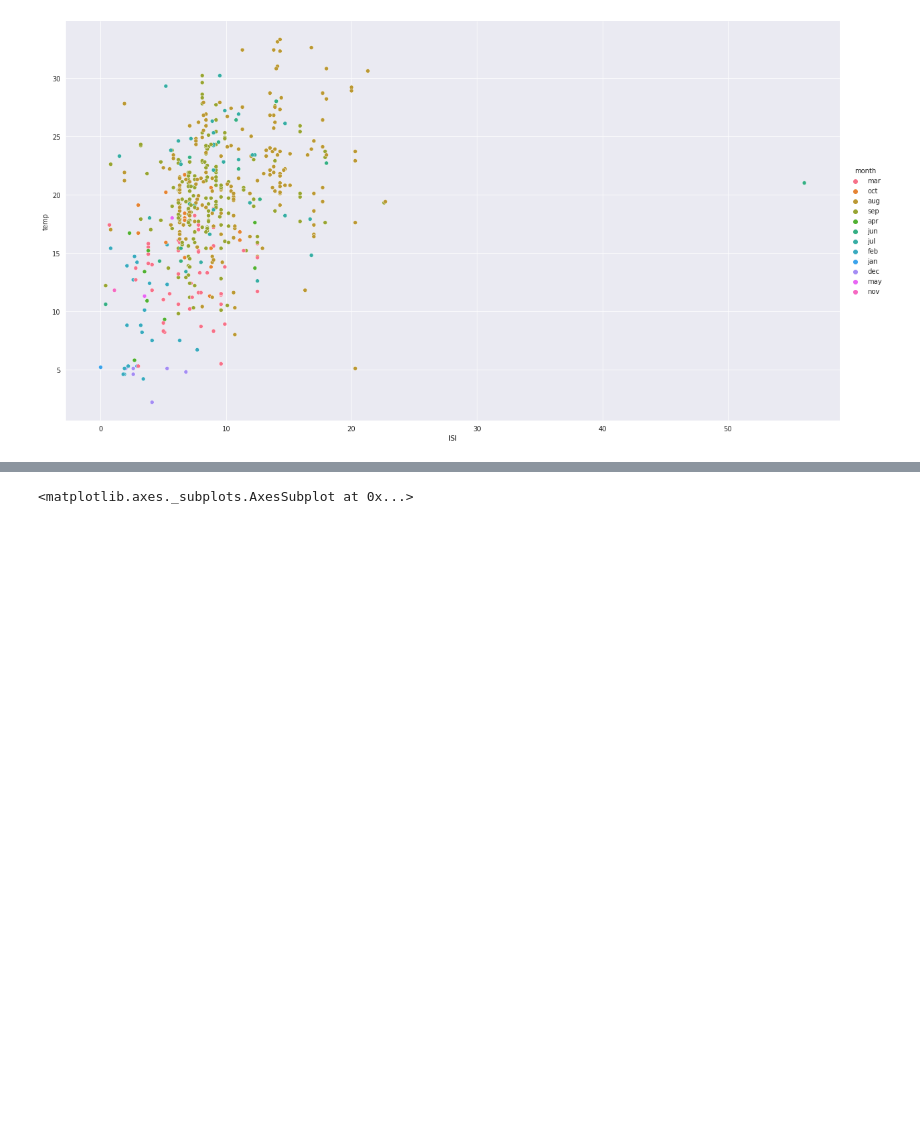
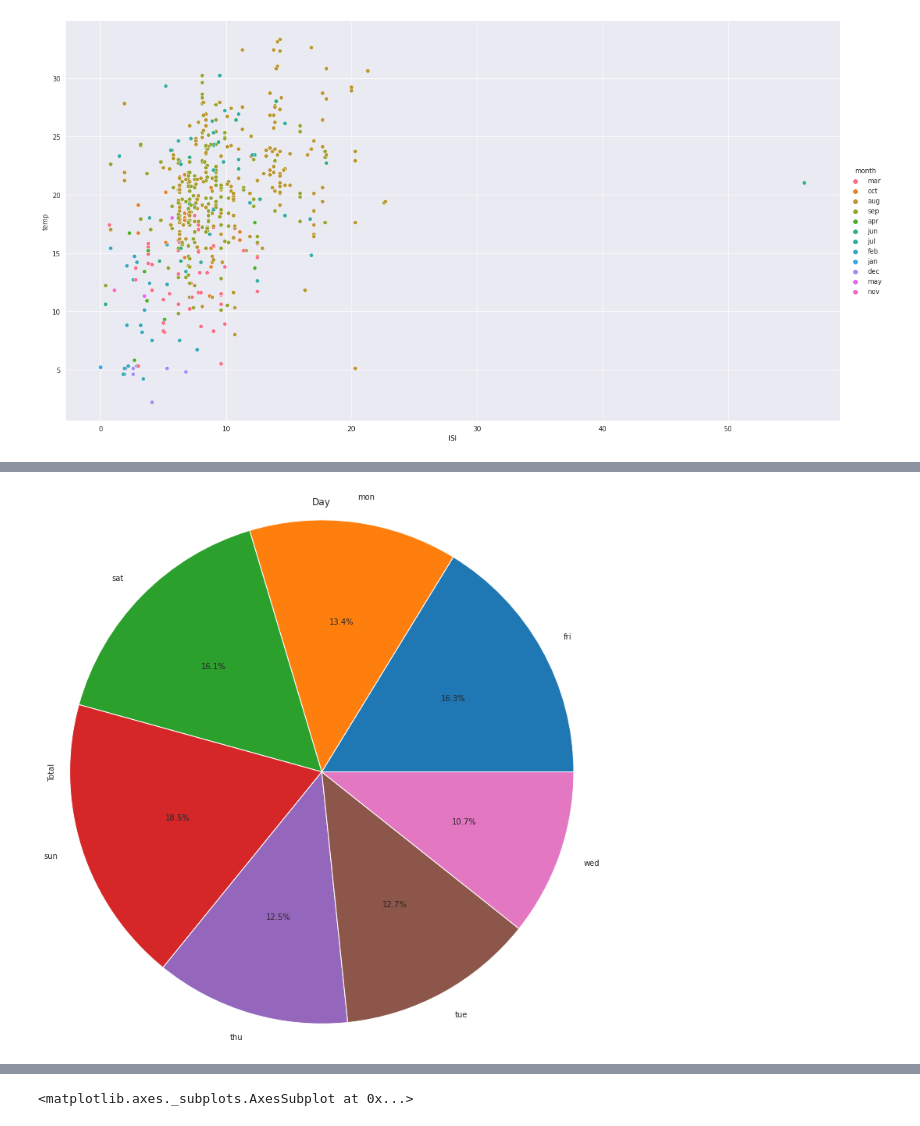
Before and after one commit to masp42/integrate_CA, a Jupyter notebook: Marcelo_Pugliesi_Marina_AI_DV_DP_ICA.ipynb, the cells around one changed output, grey strips where cells are left out. Drawn from its saved outputs; the diff is of its cells as text; code cells hidden in the pictures; blank space fills up the shorter version.

```diff
--- a/Marcelo_Pugliesi_Marina_AI_DV_DP_ICA.ipynb
+++ b/Marcelo_Pugliesi_Marina_AI_DV_DP_ICA.ipynb
@@ -183,0 +190,9 @@ sns.relplot(
+# %%
+plt.figure(figsize =(15, 10))
+df['Total'] = df.sum(axis=1)
+df_ShipMode = df.groupby('day', axis = 0).sum()
+df_ShipMode['Total'].plot(kind='pie', radius=1.2, autopct='%1.1f%%')
+plt.title('Day')
+plt.tight_layout()
+# %% [output]
+[figure, added]
```
Also changed, not shown: parts of 4 cells of this notebook.
